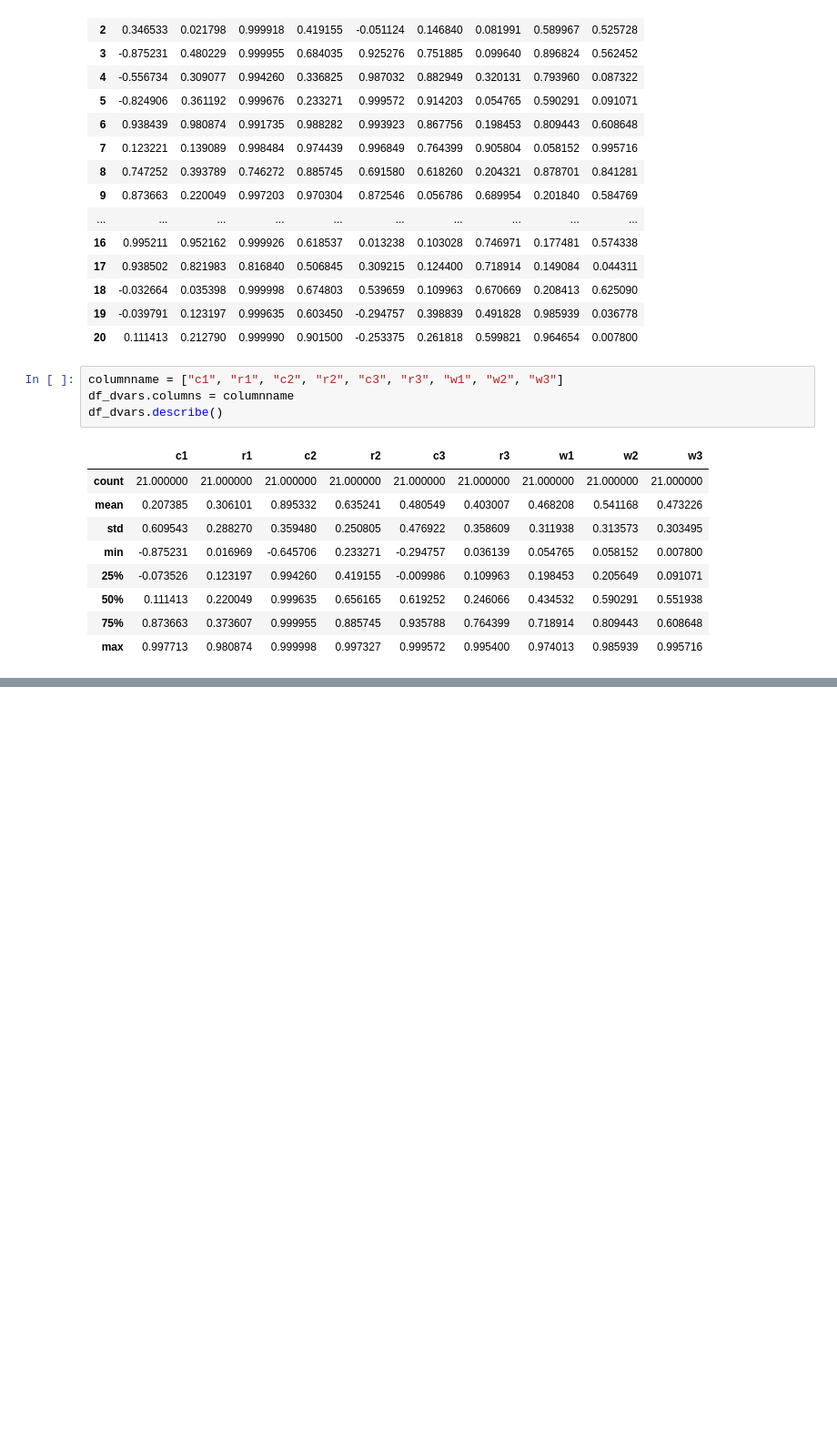
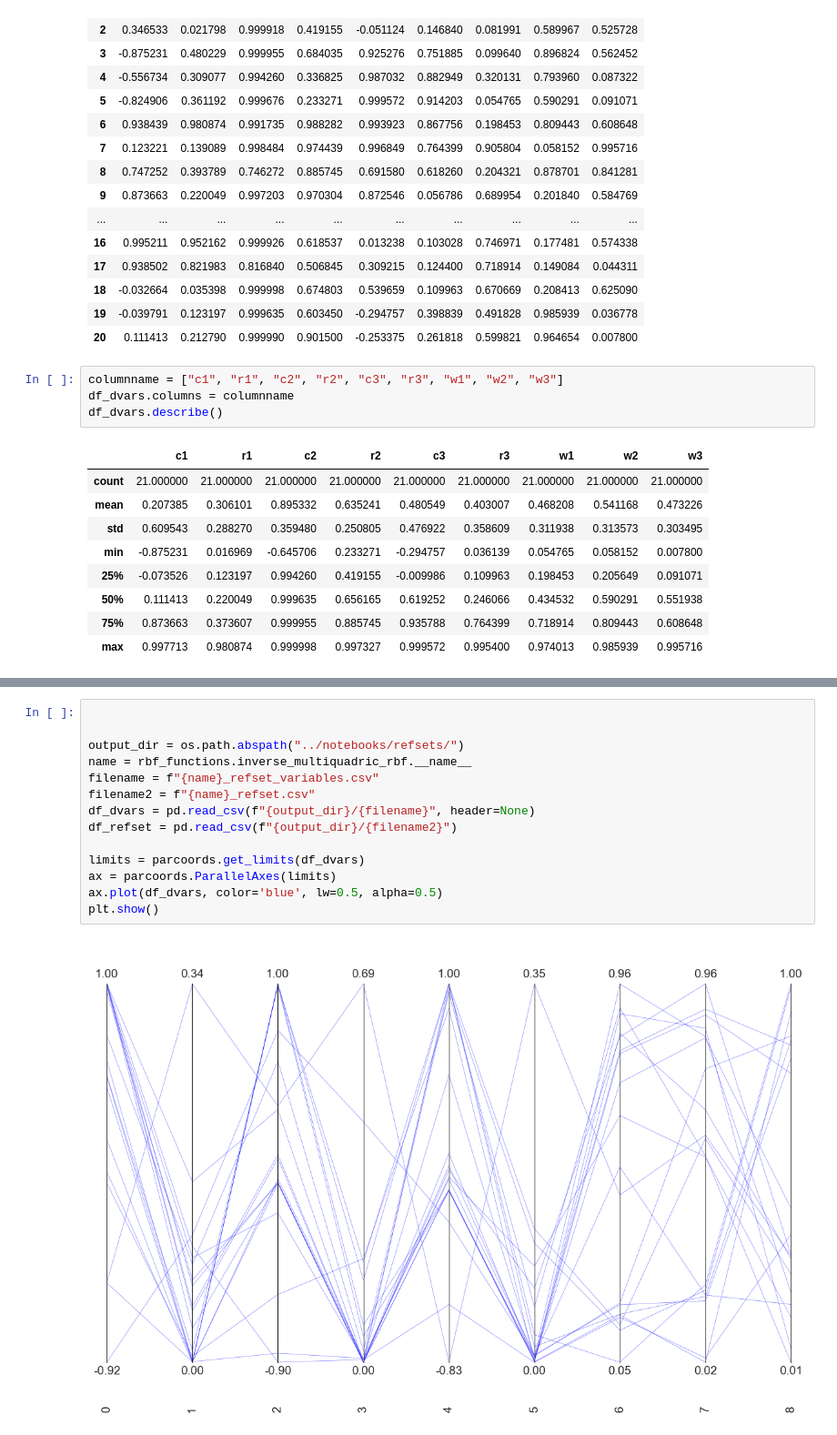
Before and after one commit to JazminZatarain/MUSEH2O, a Jupyter notebook: lake_problem/notebooks/11. Decision variable analysis.ipynb, the cells around one changed output, grey strips where cells are left out. Shown: that part at 91% size. Drawn from its saved outputs; the diff is of its cells as text; blank space fills up the shorter version.

```diff
--- a/lake_problem/notebooks/11. Decision variable analysis.ipynb
+++ b/lake_problem/notebooks/11. Decision variable analysis.ipynb
@@ -129,0 +128,16 @@ Type:      function
+# %%
+
+
+output_dir = os.path.abspath("../notebooks/refsets/")
+name = rbf_functions.inverse_multiquadric_rbf.__name__
+filename = f"{name}_refset_variables.csv"
+filename2 = f"{name}_refset.csv"
+df_dvars = pd.read_csv(f"{output_dir}/{filename}", header=None)
+df_refset = pd.read_csv(f"{output_dir}/{filename2}")
+
+limits = parcoords.get_limits(df_dvars)
+ax = parcoords.ParallelAxes(limits)
+ax.plot(df_dvars, color='blue', lw=0.5, alpha=0.5)
+plt.show()
+# %% [output]
+[figure, added]
```
Also changed, not shown: parts of 7 cells of this notebook.
